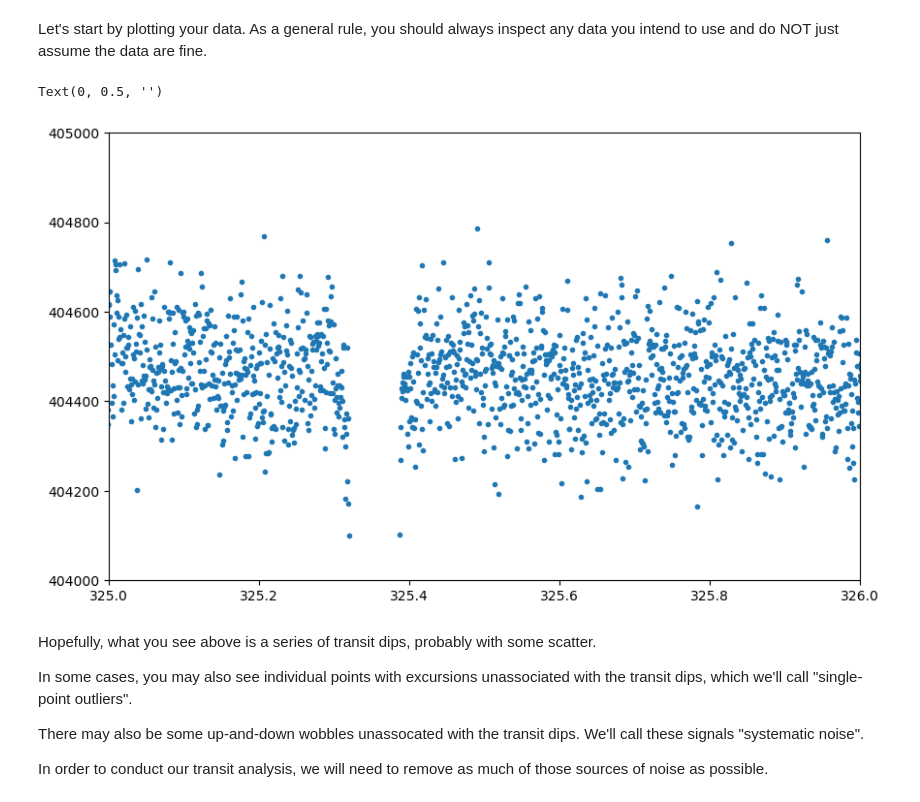
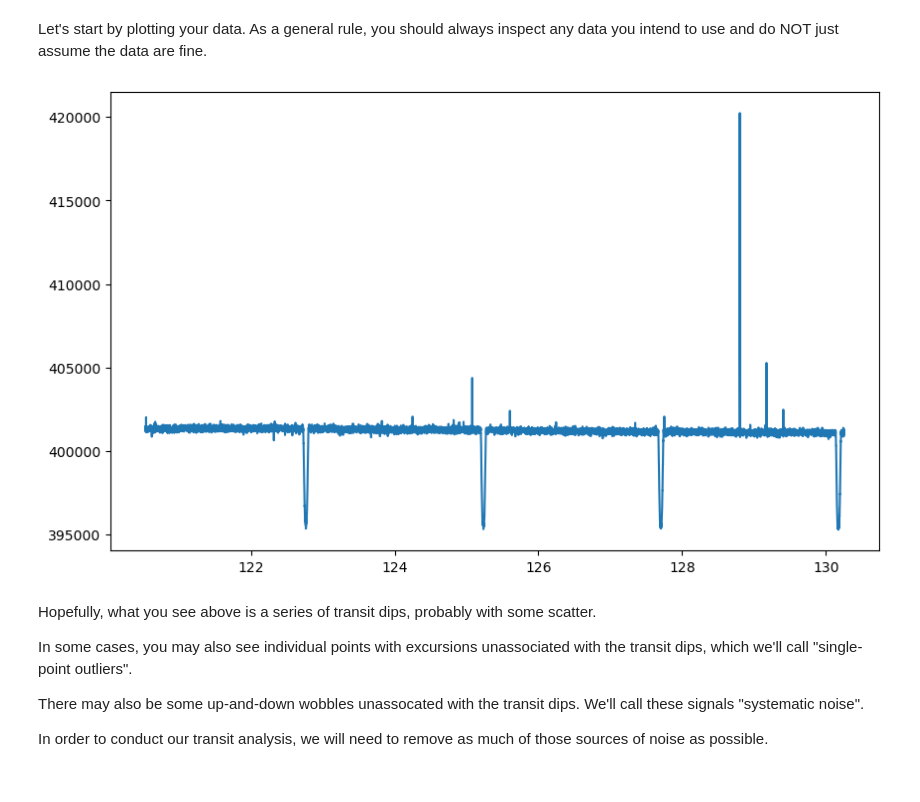
Before and after one commit to decaelus/PHYS305_Spring2025, a Jupyter notebook: Observing_Project/Observing Project Notebook.ipynb, the cells around one changed output. Cells and saved outputs as stored; diff of their text form; code cells hidden in the pictures.

```diff
--- a/Observing_Project/Observing Project Notebook.ipynb
+++ b/Observing_Project/Observing Project Notebook.ipynb
@@ -69,34 +69,28 @@ Let's start by plotting your data. As a general rule, you should always inspect
 # %%
 # Give your planet name - be sure to spell everything exactly right. Otherwise, the package won't find the data.
 planet_name = "Kepler-1"
 
 orbital_period = 2.47063 # https://en.wikipedia.org/wiki/TrES-2b
 # orbital_period = 3.0927616 # https://en.wikipedia.org/wiki/WASP-10b
 # orbital_period = 1.482247063 # https://en.wikipedia.org/wiki/GSC_03949-00967
 # orbital_period = 3.94150685 # https://en.wikipedia.org/wiki/XO-1b
 
-# time, flux = get_planet_lightcurve(planet_name)
+time, flux = get_planet_lightcurve(planet_name)
 
 fig = plt.figure(figsize=(10, 6))
 ax = fig.add_subplot(111)
-# ax.plot(time, flux)
-ax.scatter(time, flux, marker='.')
-
-ax.set_xlim([325, 326])
-# ax.set_ylim([398000, 405000])
-ax.set_ylim([404000, 405000])
+ax.plot(time, flux)
 
 x_label_text = "" # Label your x-axis
 y_label_text = "" # Label your y-axis
 ax.set_xlabel(x_label_text)
 ax.set_ylabel(y_label_text)
 
 # Save your figure - use another name that describes the data plotted
-# figure_name = "Kepler-1_Really-Zoomed-In.png"
-# fig.savefig(figure_name, dpi=300, bbox_inches="tight")
+figure_name = "figure.png"
+fig.savefig(figure_name, dpi=300, bbox_inches="tight")
 # %% [output]
-Text(0, 0.5, '')
-[figure, old version]
+[figure, new version]
 # %% [markdown]
 Hopefully, what you see above is a series of transit dips, probably with some scatter.
 
```
Also changed, not shown: parts of 8 cells of this notebook, 24 other files.
